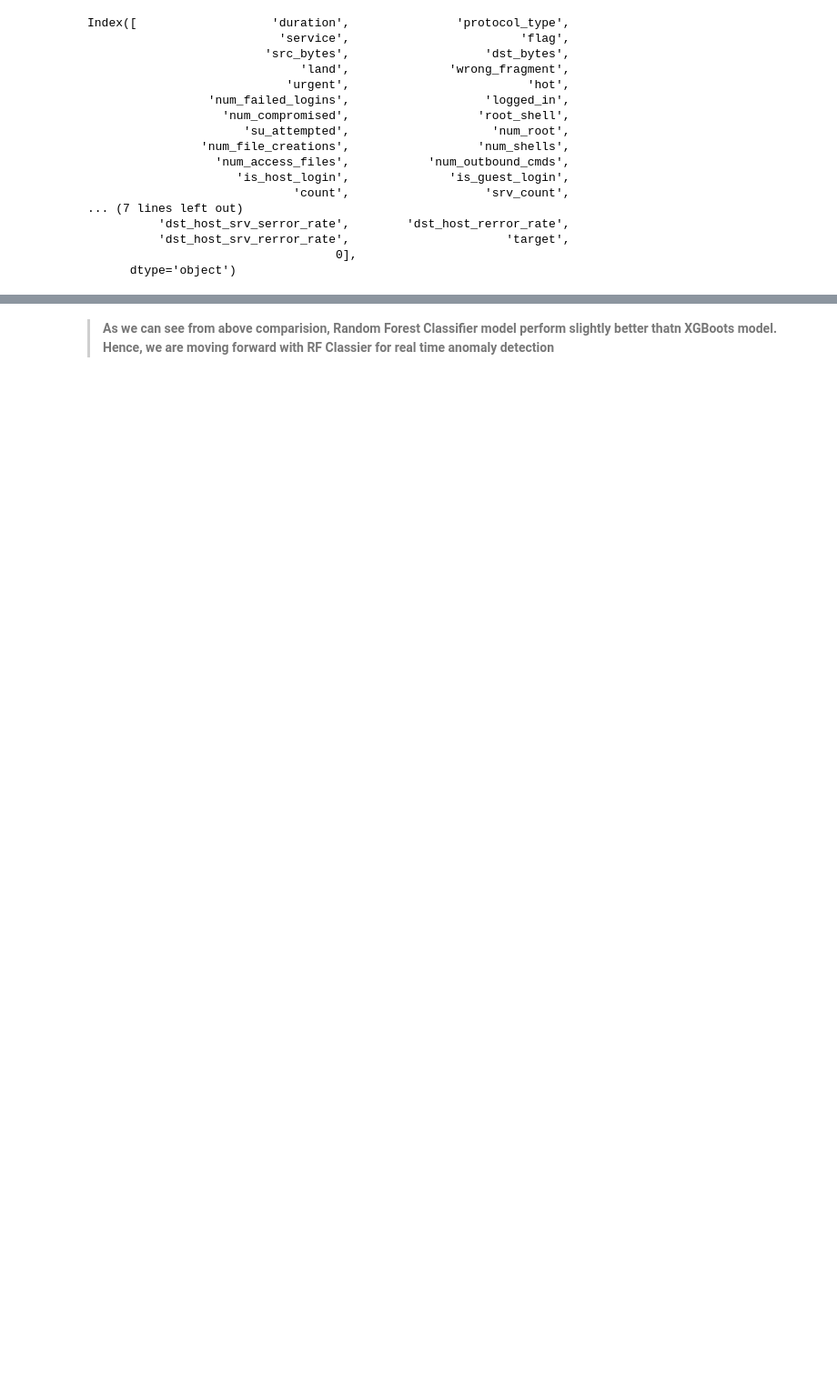
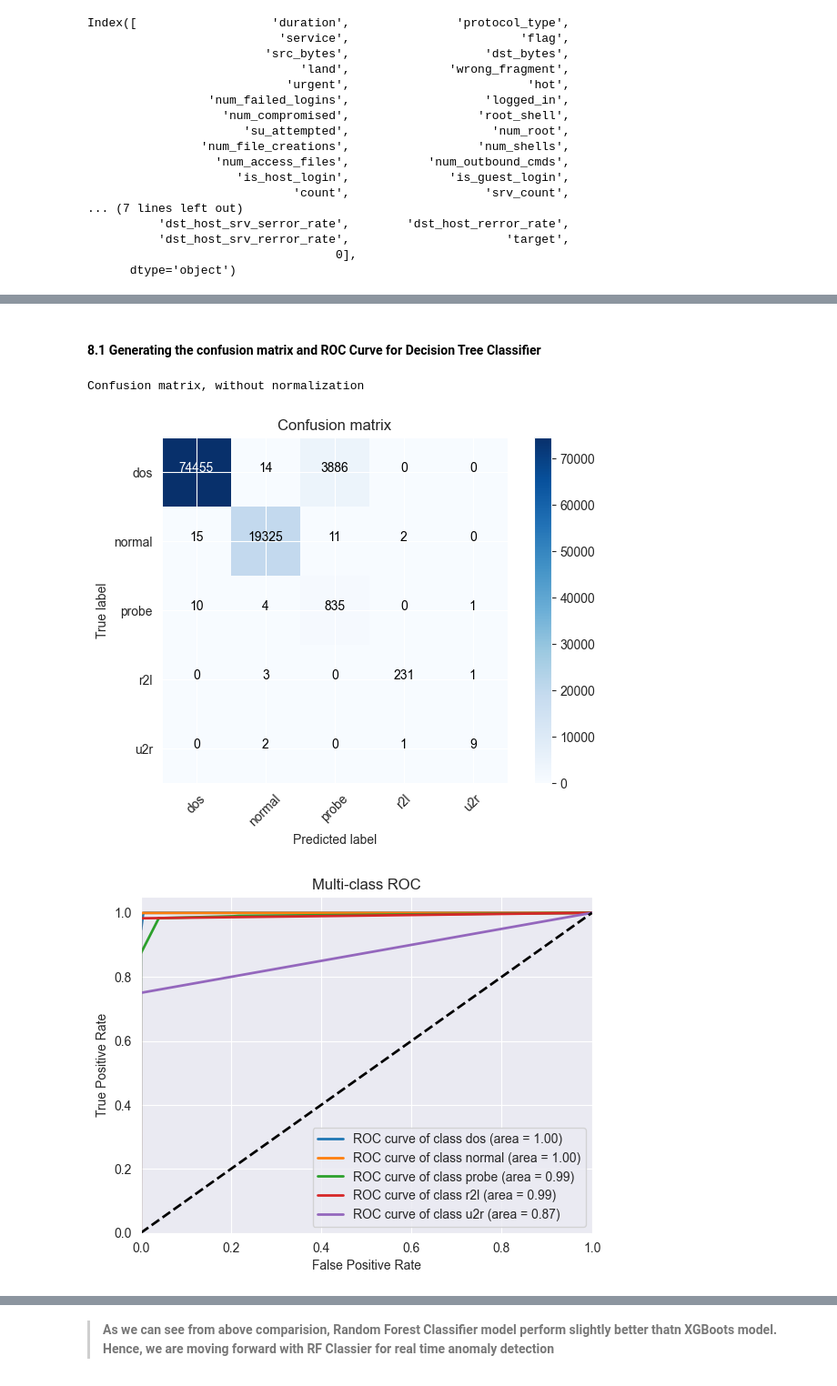
Before and after one commit to akashmanujaya/Dynamic-Graph-Embeddings-for-Real-Time-Anomaly-Detection-in-Network-Traffic, a Jupyter notebook: end-to-end-anomaly-detection.ipynb, the cells around one changed output, grey strips where cells are left out. Shown at 91% size. Saved outputs shown, nothing was run; the diff lists cells and outputs as text; code cells hidden in the pictures; blank space fills up the shorter version.

Commit message:
Add multiple classifier and their model performace

```diff
--- a/end-to-end-anomaly-detection.ipynb
+++ b/end-to-end-anomaly-detection.ipynb
@@ -624,17 +704,0 @@ Optimizing hyperparameters can help the model generalize better.
-# %%
-# Define parameter grid
-param_grid = {
-    'n_estimators': [50, 100, 200],
-    'max_depth': [None, 10, 20],
-    'min_samples_split': [2, 5]
-}
-
-# Create GridSearch object with RandomForestClassifier
-grid_search = GridSearchCV(estimator=RandomForestClassifier(random_state=42), param_grid=param_grid, cv=2, verbose=2)
-
-# Fit data to GridSearch
-grid_search.fit(X_resampled, y_resampled)
-
-# Get the best parameters
-best_params = grid_search.best_params_
-print(f"Best params are: {best_params}")
@@ -661,10 +704,0 @@ Best params are: {'max_depth': None, 'min_samples_split': 5, 'n_estimators': 200
-# %%
-# Initialize and train the RandomForestClassifier with best parameters
-rf_clf_best = RandomForestClassifier(**best_params, random_state=42)
-rf_clf_best.fit(X_resampled, y_resampled)
-
-# Predictions and Evaluation
-y_pred_best = rf_clf_best.predict(X_test)
-print("Random Forest Classifier with Hyperparameter Tuning and SMOTE:")
-print("Accuracy:", accuracy_score(y_test, y_pred_best))
-print(classification_report(y_test, y_pred_best))
@@ -958,0 +784,10 @@ To summarize, turning your Random Forest model into a real-time anomaly detectio
+# %%
+# Initialize and train the Decision Tree Classifier
+dt_clf = DecisionTreeClassifier(random_state=42)
+dt_clf.fit(X_resampled, y_resampled)
+
+# Predictions and Evaluation
+y_pred_dt = dt_clf.predict(X_test)
+print("Decision Tree Classifier:")
+print("Accuracy:", accuracy_score(y_test, y_pred_dt))
+print(classification_report(y_test, y_pred_dt))
@@ -958,0 +808,14 @@ To summarize, turning your Random Forest model into a real-time anomaly detectio
+# %% [markdown]
+#### 8.1 Generating the confusion matrix and ROC Curve for Decision Tree Classifier
+# %%
+plt.figure()
+
+# Plot Confusion Matrix
+plot_confusion_matrix(dt_clf, y_pred_dt)
+
+# Plot ROC curve
+plot_multiclass_roc(dt_clf)
+# %% [output]
+Confusion matrix, without normalization
+[figure, added]
+[figure, added]
```
Also changed, not shown: parts of 79 cells of this notebook, 48 other files.
